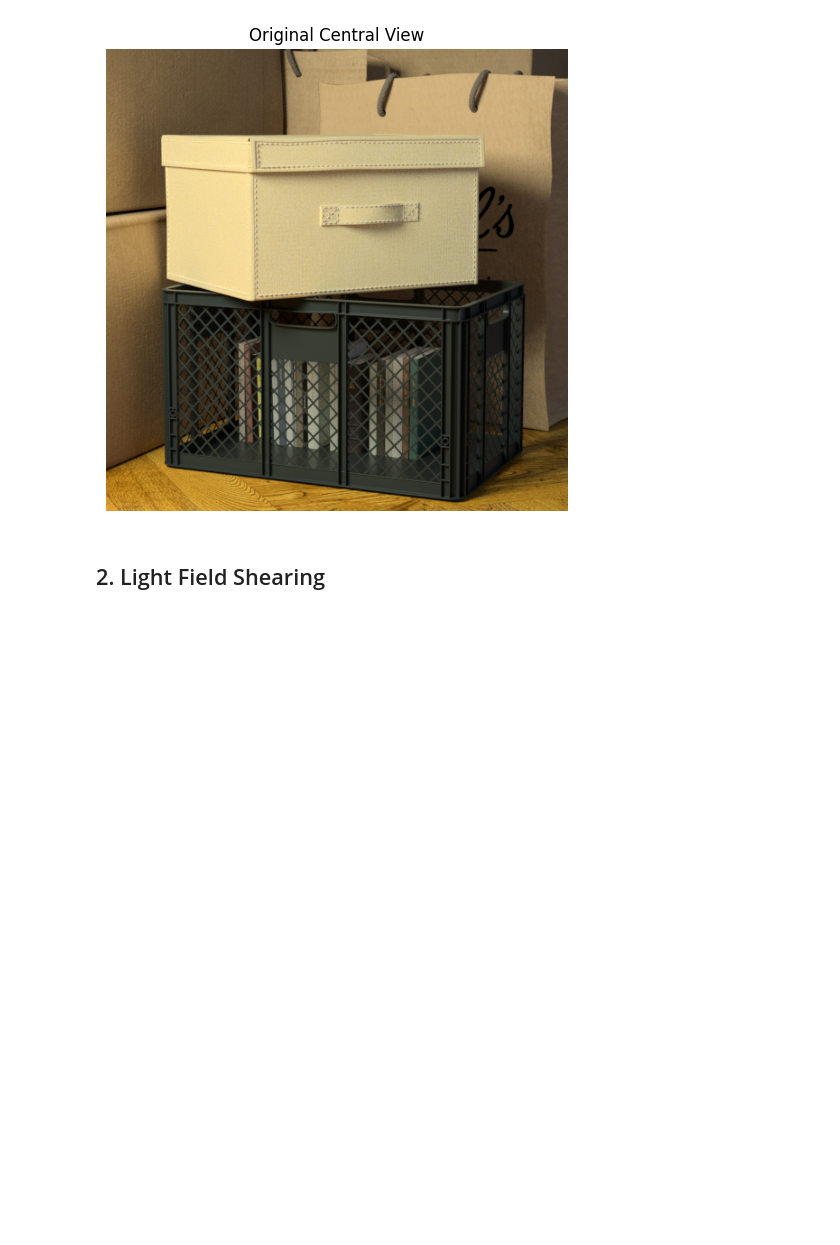
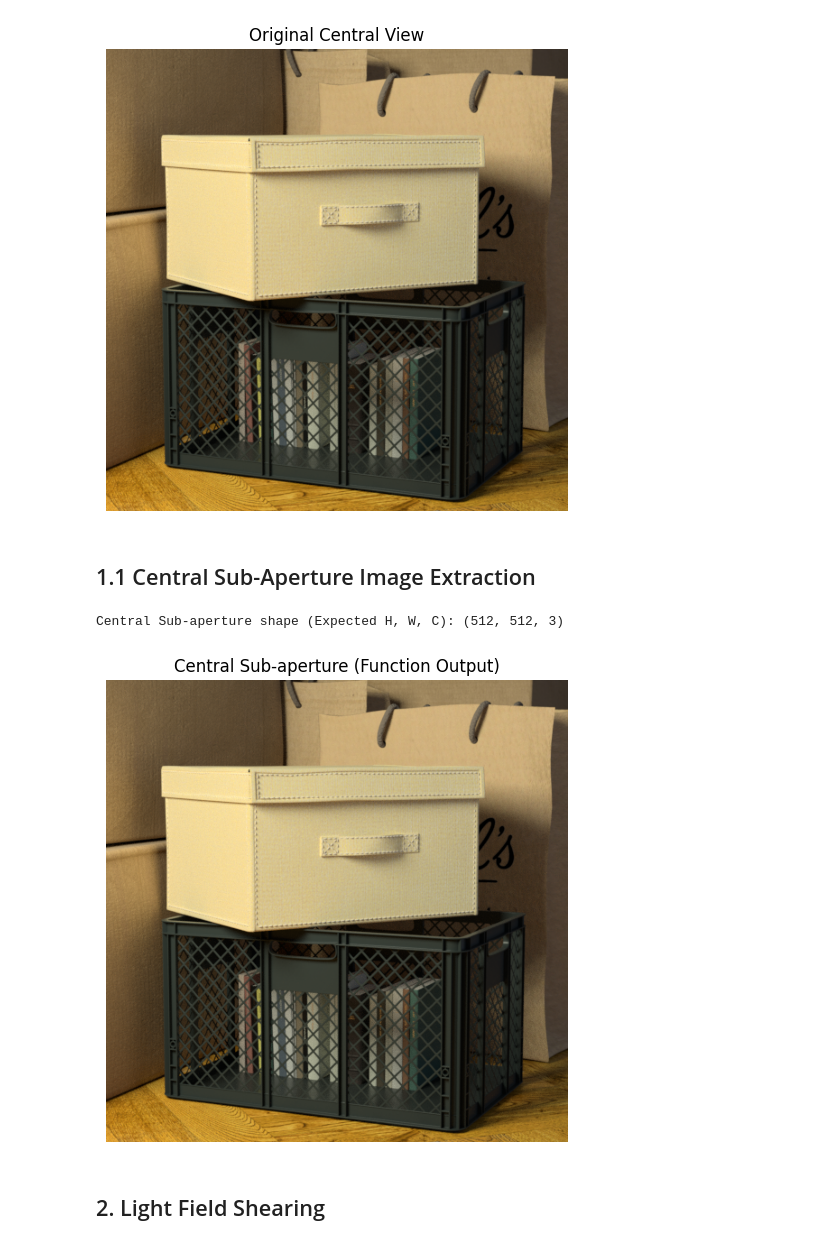
Before and after one commit to GiovanniCornejo/EPI-Depth-Estimation, a Jupyter notebook: src/light_depth.ipynb, the cells around one changed output. Saved outputs shown, nothing was run; the diff lists cells and outputs as text; code cells hidden in the pictures; blank space fills up the shorter version.

Commit message:
Added checks for central sub-ap image extraction

```diff
--- a/src/light_depth.ipynb
+++ b/src/light_depth.ipynb
@@ -59,6 +60,24 @@ show_image(lf[:, :, U_CENTER, V_CENTER, :], title="Original Central View")
 Light field shape: (512, 512, 9, 9, 3)
 Value range: 0.0 - 1.0
 [figure]
+# %% [markdown]
+## 1.1 Central Sub-Aperture Image Extraction
+# %%
+# Extract the central view
+central_view = extract_central_sub_aperture(lf)
+
+# Verify the shape: (H, W, C)
+print("Central Sub-aperture shape (Expected H, W, C):", central_view.shape)
+
+H, W, U, V, C = lf.shape
+assert central_view.shape == (H, W, C), "Central view shape is incorrect."
+assert np.allclose(central_view, lf[:, :, U_CENTER, V_CENTER, :]), "Central view does not match direct indexing."
+
+# Visual check: central view from function
+show_image(central_view, title="Central Sub-aperture (Function Output)")
+# %% [output]
+Central Sub-aperture shape (Expected H, W, C): (512, 512, 3)
+[figure, added]
 # %% [markdown]
 ## 2. Light Field Shearing
 # %%
```
Also changed, not shown: parts of 1 cell of this notebook.
